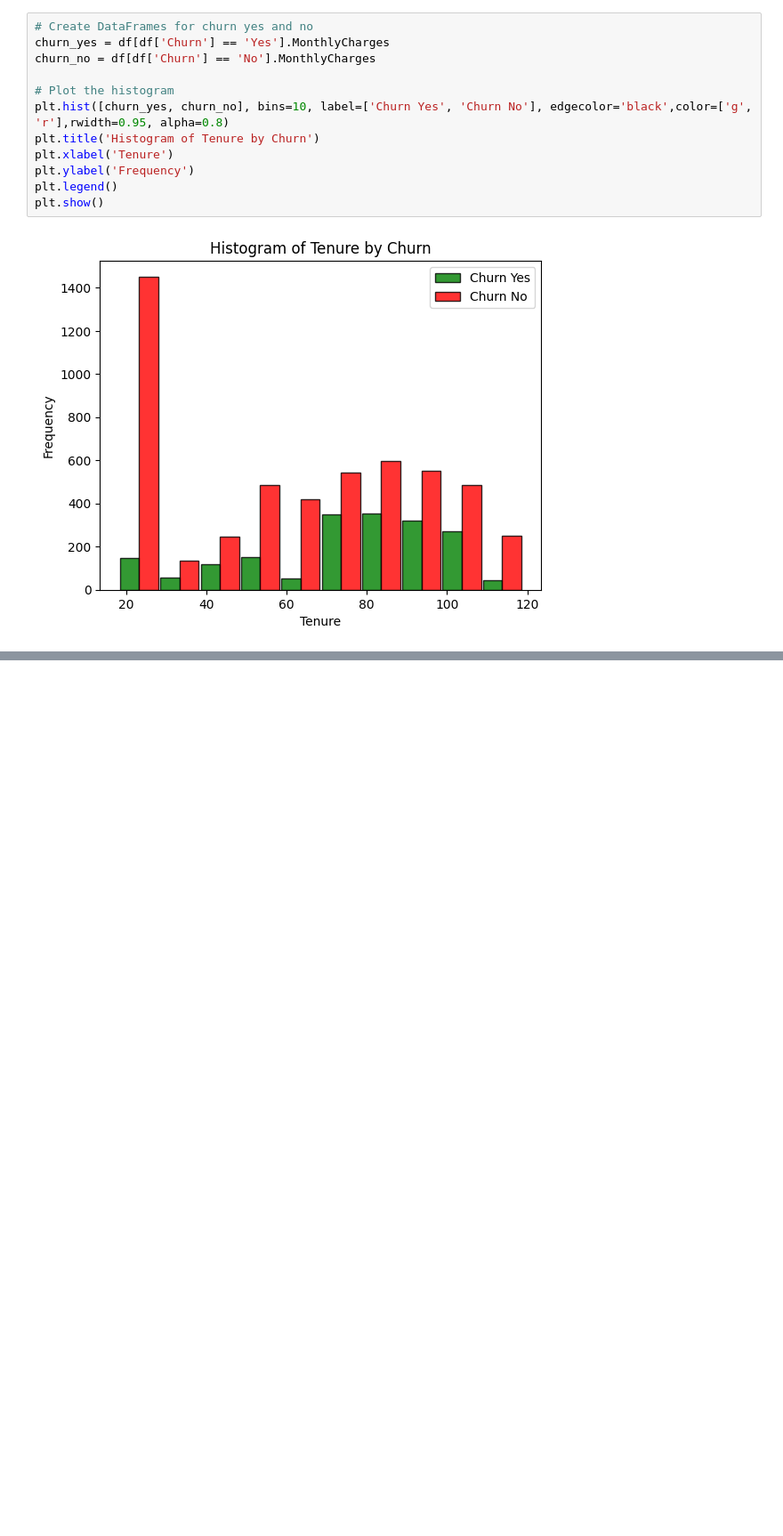
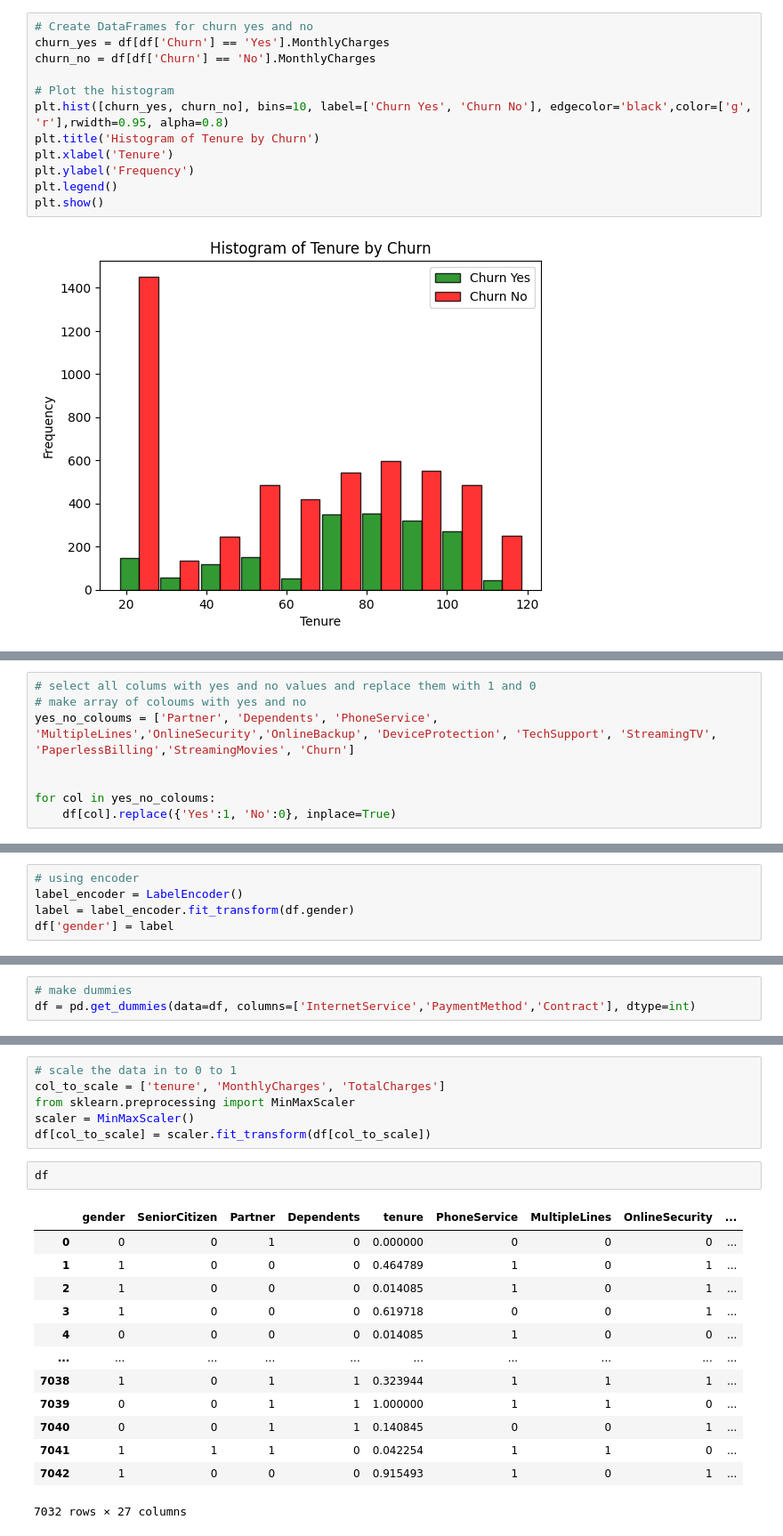
Before and after one commit to shafeeh011/Ai-and-Ml, a Jupyter notebook: Deep_Learning_YT/Customer_churn_prediction/customer_churn.ipynb, the cells around one changed output, grey strips where cells are left out. Shown at 89% size. Cells and saved outputs as stored; diff of their text form; blank space fills up the shorter version.

```diff
--- a/Deep_Learning_YT/Customer_churn_prediction/customer_churn.ipynb
+++ b/Deep_Learning_YT/Customer_churn_prediction/customer_churn.ipynb
@@ -192,0 +265,8 @@ plt.show()
+# %%
+# select all colums with yes and no values and replace them with 1 and 0
+# make array of coloums with yes and no
+yes_no_coloums = ['Partner', 'Dependents', 'PhoneService', 'MultipleLines','OnlineSecurity','OnlineBackup', 'DeviceProtection', 'TechSupport', 'StreamingTV', 'PaperlessBilling','StreamingMovies', 'Churn']
+
+
+for col in yes_no_coloums:
+    df[col].replace({'Yes':1, 'No':0}, inplace=True)
@@ -192,0 +297,5 @@ plt.show()
+# %%
+# using encoder
+label_encoder = LabelEncoder()
+label = label_encoder.fit_transform(df.gender)
+df['gender'] = label
@@ -192,0 +322,3 @@ plt.show()
+# %%
+# make dummies
+df = pd.get_dummies(data=df, columns=['InternetService','PaymentMethod','Contract'], dtype=int)
@@ -192,0 +363,22 @@ plt.show()
+# %%
+# scale the data in to 0 to 1
+col_to_scale = ['tenure', 'MonthlyCharges', 'TotalCharges']
+from sklearn.preprocessing import MinMaxScaler
+scaler = MinMaxScaler()
+df[col_to_scale] = scaler.fit_transform(df[col_to_scale])
+# %%
+df
+# %% [output]
+|  | gender | SeniorCitizen | Partner | Dependents | tenure | PhoneService | MultipleLines | OnlineSecurity | ... |
+| 0 | 0 | 0 | 1 | 0 | 0.000000 | 0 | 0 | 0 | ... |
+| 1 | 1 | 0 | 0 | 0 | 0.464789 | 1 | 0 | 1 | ... |
+| 2 | 1 | 0 | 0 | 0 | 0.014085 | 1 | 0 | 1 | ... |
+| 3 | 1 | 0 | 0 | 0 | 0.619718 | 0 | 0 | 1 | ... |
+| 4 | 0 | 0 | 0 | 0 | 0.014085 | 1 | 0 | 0 | ... |
+| ... | ... | ... | ... | ... | ... | ... | ... | ... | ... |
+| 7038 | 1 | 0 | 1 | 1 | 0.323944 | 1 | 1 | 1 | ... |
+| 7039 | 0 | 0 | 1 | 1 | 1.000000 | 1 | 1 | 0 | ... |
+| 7040 | 0 | 0 | 1 | 1 | 0.140845 | 0 | 0 | 1 | ... |
+| 7041 | 1 | 1 | 1 | 0 | 0.042254 | 1 | 1 | 0 | ... |
+| 7042 | 1 | 0 | 0 | 0 | 0.915493 | 1 | 0 | 1 | ... |
+7032 rows × 27 columns
```
Also changed, not shown: parts of 31 cells of this notebook, 38 other files.
